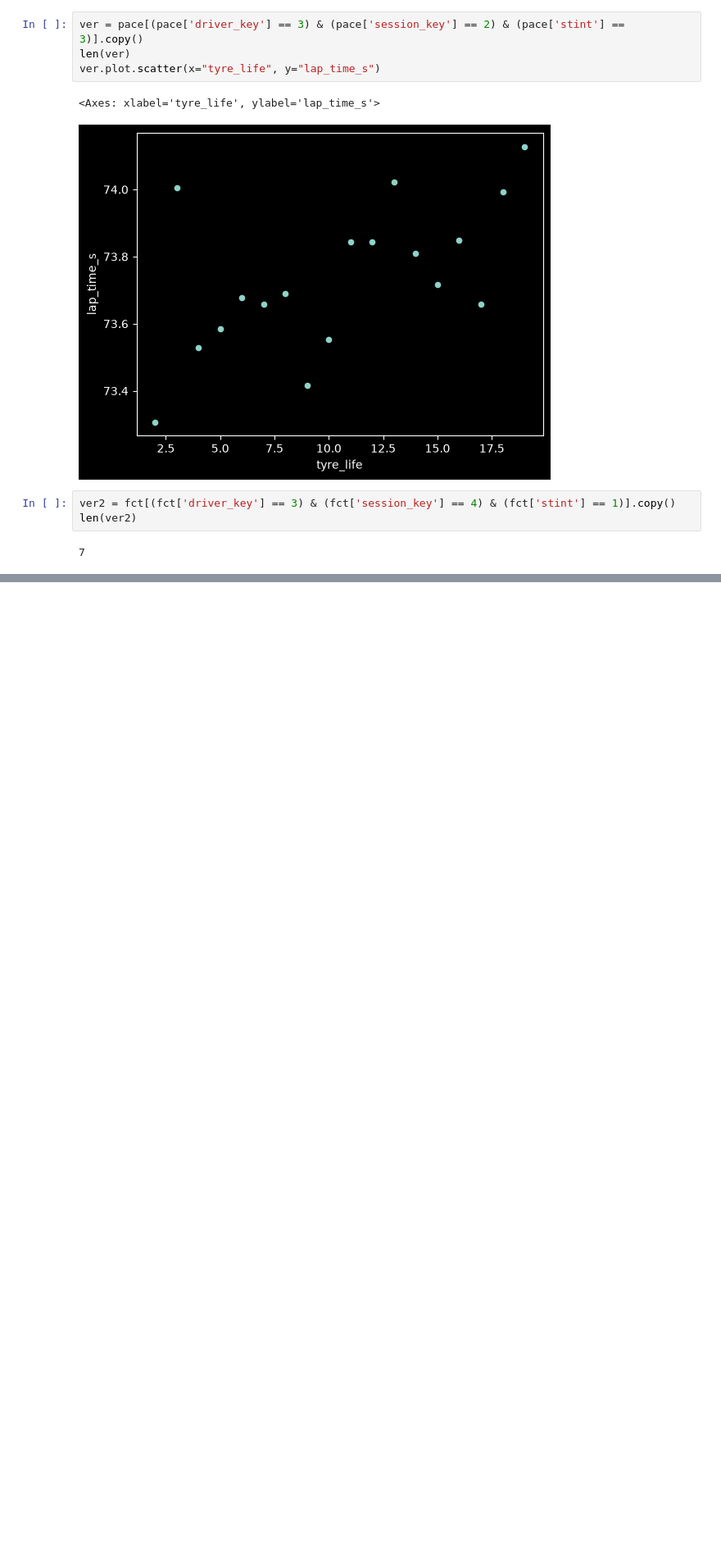
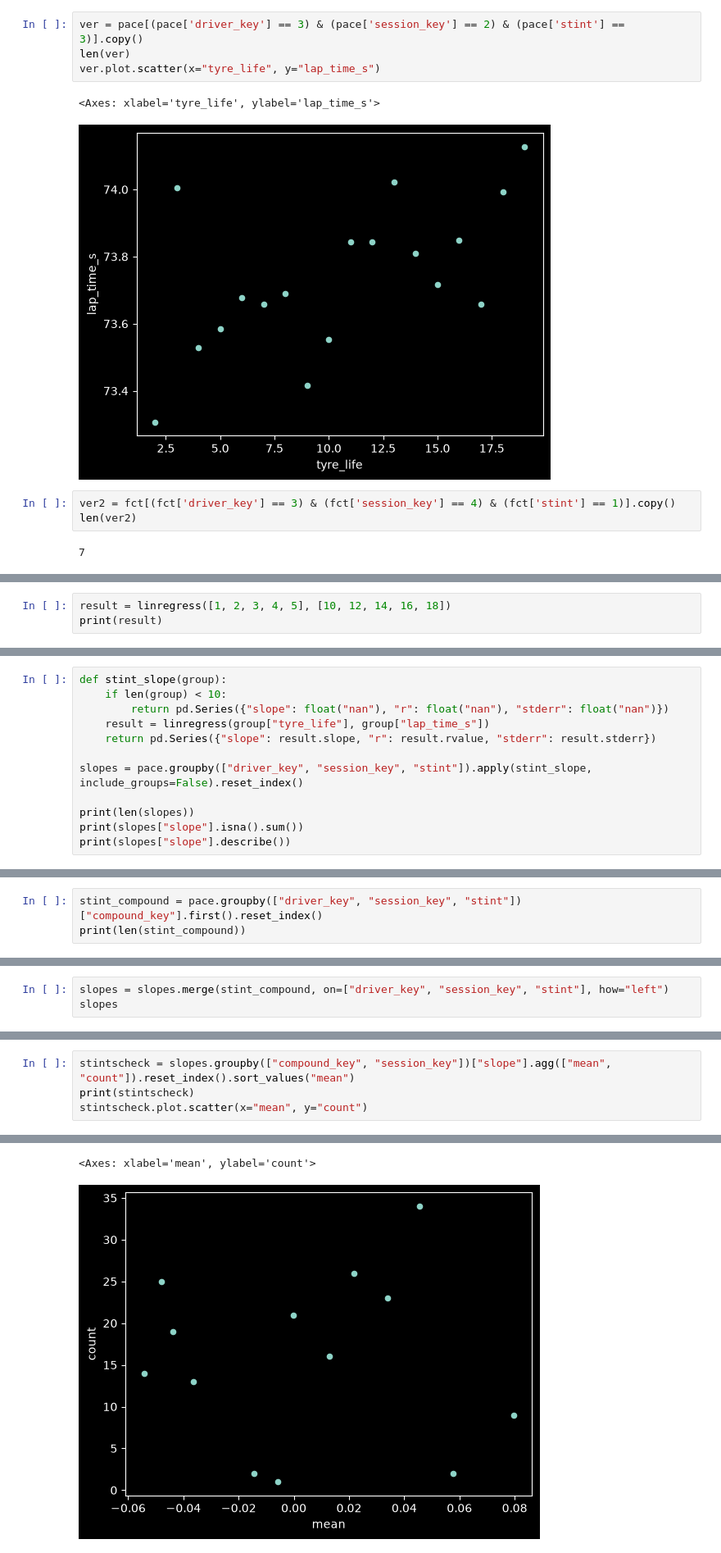
Before and after one commit to Albuqr/f1-lakehouse, a Jupyter notebook: analysis.ipynb, the cells around one changed output, grey strips where cells are left out. Shown at 82% size. Drawn from its saved outputs; the diff is of its cells as text; blank space fills up the shorter version.

Commit message:
feat: pace trend per stint, by compound and circuit

```diff
--- a/analysis.ipynb
+++ b/analysis.ipynb
@@ -194,0 +258,3 @@ len(ver2)
+# %%
+result = linregress([1, 2, 3, 4, 5], [10, 12, 14, 16, 18])
+print(result)
@@ -194,0 +282,12 @@ len(ver2)
+# %%
+def stint_slope(group):
+    if len(group) < 10:
+        return pd.Series({"slope": float("nan"), "r": float("nan"), "stderr": float("nan")})
+    result = linregress(group["tyre_life"], group["lap_time_s"])
+    return pd.Series({"slope": result.slope, "r": result.rvalue, "stderr": result.stderr})
+
+slopes = pace.groupby(["driver_key", "session_key", "stint"]).apply(stint_slope, include_groups=False).reset_index()
+
+print(len(slopes))
+print(slopes["slope"].isna().sum())
+print(slopes["slope"].describe())
@@ -194,0 +320,3 @@ len(ver2)
+# %%
+stint_compound = pace.groupby(["driver_key", "session_key", "stint"])["compound_key"].first().reset_index()
+print(len(stint_compound))
@@ -194,0 +325,3 @@ len(ver2)
+# %%
+slopes = slopes.merge(stint_compound, on=["driver_key", "session_key", "stint"], how="left")
+slopes
@@ -194,0 +342,5 @@ len(ver2)
+# %%
+stintscheck = slopes.groupby(["compound_key", "session_key"])["slope"].agg(["mean", "count"]).reset_index().sort_values("mean")
+print(stintscheck)
+stintscheck.plot.scatter(x="mean", y="count")
+# %% [output]
@@ -194,0 +362,2 @@ len(ver2)
+<Axes: xlabel='mean', ylabel='count'>
+[figure, added]
```
Also changed, not shown: parts of 14 cells of this notebook, 1 other file.
